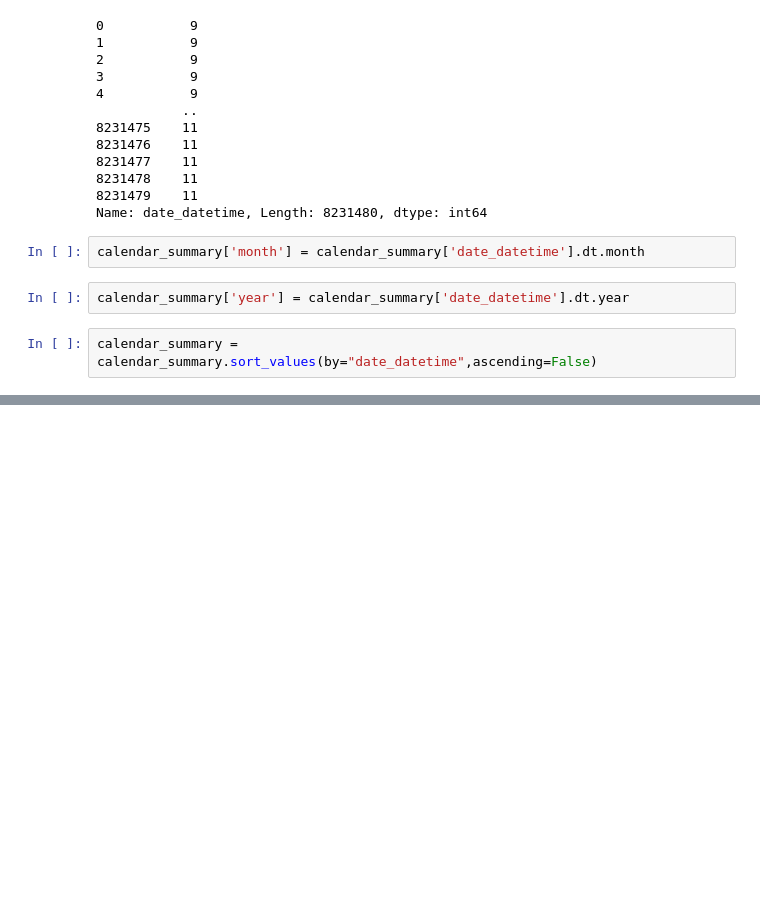
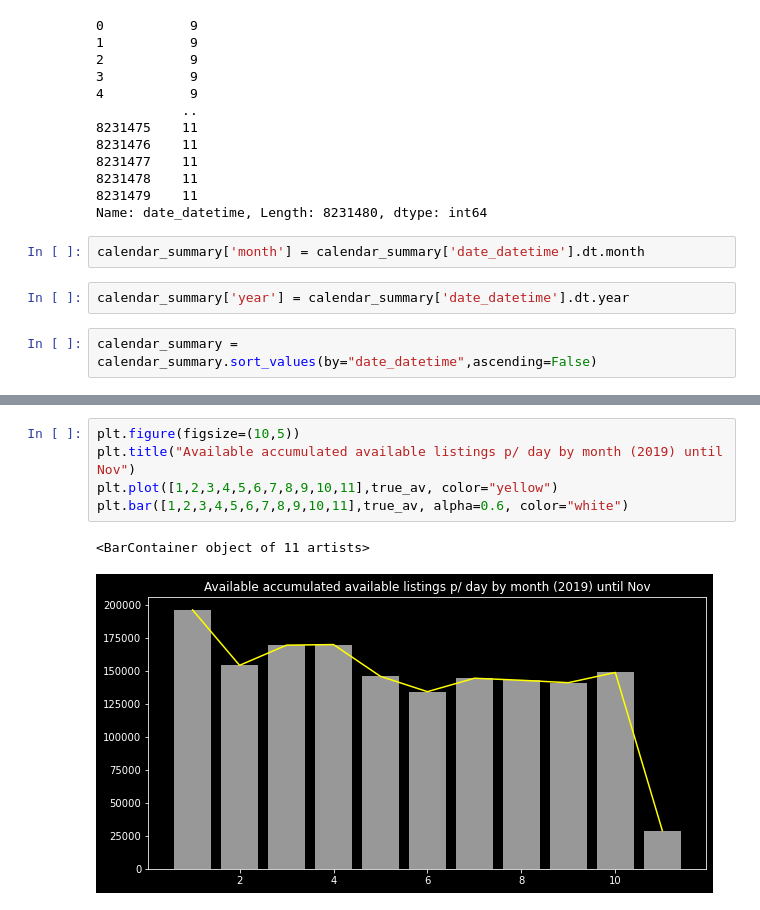
Before and after one commit to JacobUkokobili/Airbnb-Analytics-Berlin, a Jupyter notebook: notebooks/insights.ipynb, the cells around one changed output, grey strips where cells are left out. Cells and saved outputs as stored; diff of their text form; blank space fills up the shorter version.

```diff
--- a/notebooks/insights.ipynb
+++ b/notebooks/insights.ipynb
@@ -456,0 +537,8 @@ calendar_summary
+# %%
+plt.figure(figsize=(10,5))
+plt.title("Available accumulated available listings p/ day by month (2019) until Nov")
+plt.plot([1,2,3,4,5,6,7,8,9,10,11],true_av, color="yellow")
+plt.bar([1,2,3,4,5,6,7,8,9,10,11],true_av, alpha=0.6, color="white")
+# %% [output]
+<BarContainer object of 11 artists>
+[figure, added]
```
Also changed, not shown: parts of 21 cells of this notebook.
